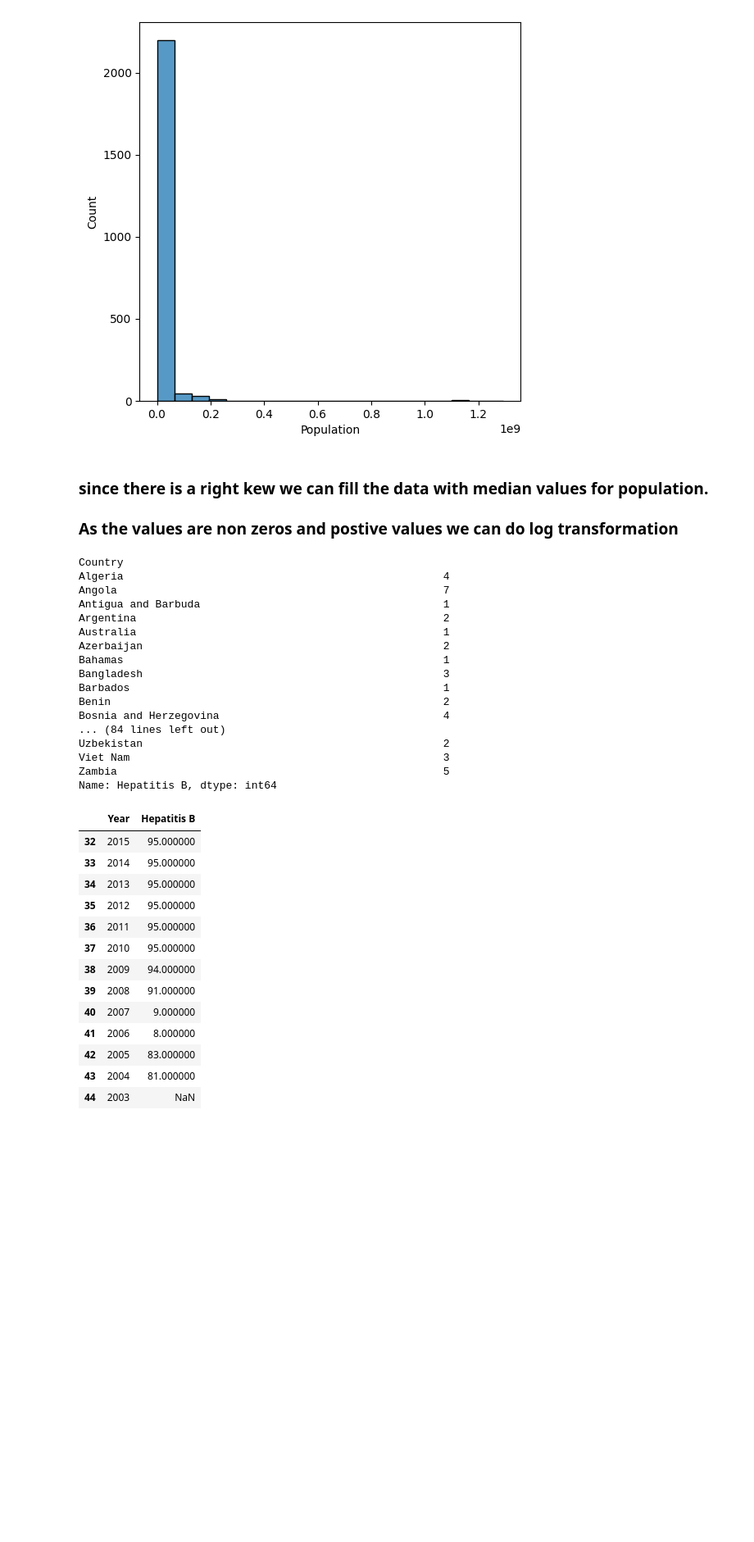
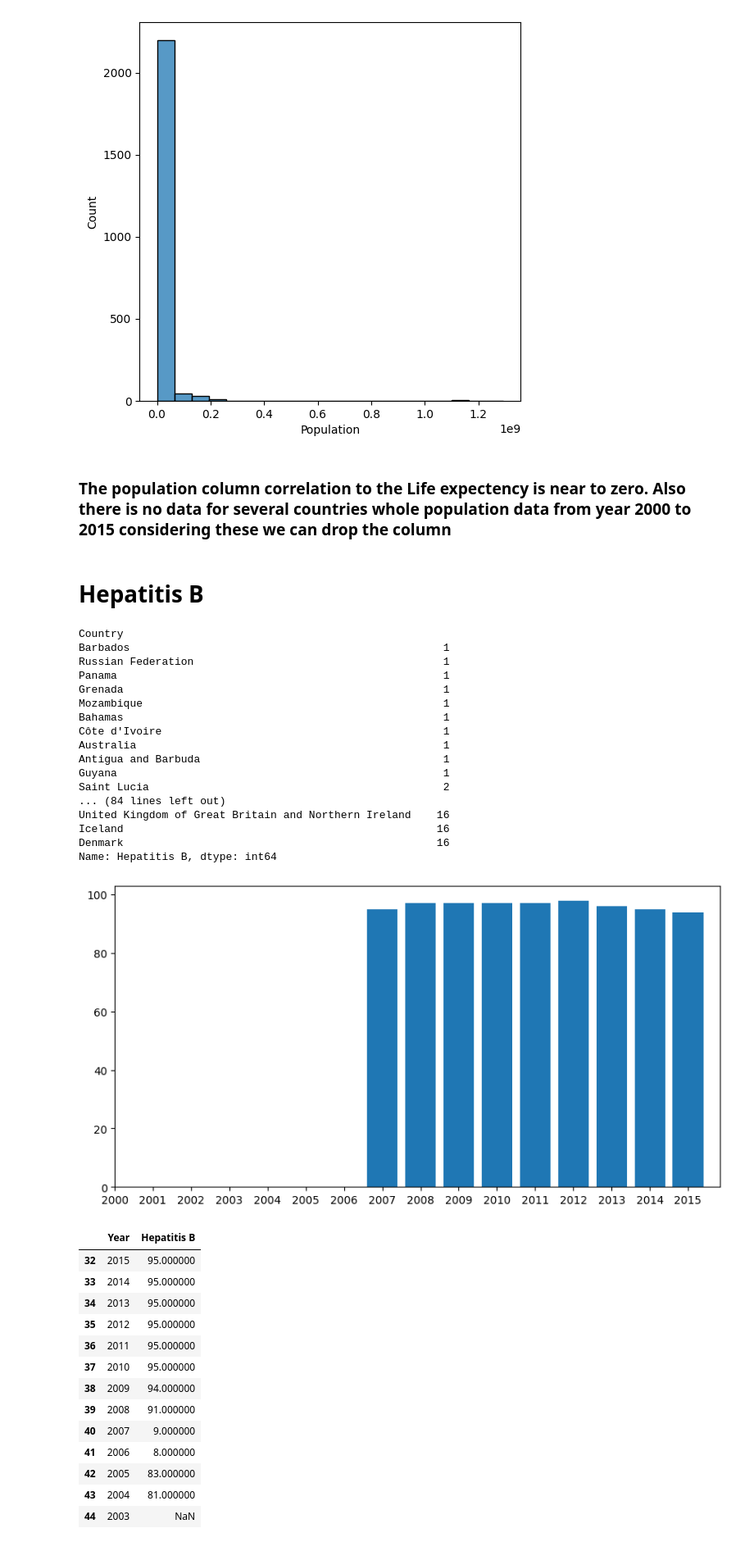
Before and after one commit to paulrichardjacob/Linear_Regression_, a Jupyter notebook: notebooks/1_eds.ipynb, the cells around one changed output. Shown at 82% size. Saved outputs shown, nothing was run; the diff lists cells and outputs as text; code cells hidden in the pictures; blank space fills up the shorter version.

```diff
--- a/notebooks/1_eds.ipynb
+++ b/notebooks/1_eds.ipynb
@@ -182,29 +198,43 @@ plt.show()
 # %% [output]
 [figure]
 # %% [markdown]
-### since there is a right kew we can fill the data with median values for population.
-### As the values are non zeros and postive values we can do log transformation
+### The population column correlation to the Life expectency is near to zero. Also there is no data for several countries whole population data from year 2000 to 2015 considering these we can drop the column
+# %% [markdown]
+# Hepatitis B
 # %%
 hep_miss_df = lir_df.loc[lir_df['Hepatitis B'].isna()]
-hep_miss_df.groupby('Country')['Hepatitis B'].size()
+hep_miss_df.groupby('Country')['Hepatitis B'].size().sort_values()
 # %% [output]
 Country
-Algeria                                                  4
-Angola                                                   7
+Barbados                                                 1
+Russian Federation                                       1
+Panama                                                   1
+Grenada                                                  1
+Mozambique                                               1
+Bahamas                                                  1
+Côte d'Ivoire                                            1
+Australia                                                1
 Antigua and Barbuda                                      1
-Argentina                                                2
-Australia                                                1
-Azerbaijan                                               2
-Bahamas                                                  1
-Bangladesh                                               3
-Barbados                                                 1
-Benin                                                    2
-Bosnia and Herzegovina                                   4
+Guyana                                                   1
+Saint Lucia                                              2
 ... (84 lines left out)
-Uzbekistan                                               2
-Viet Nam                                                 3
-Zambia                                                   5
+United Kingdom of Great Britain and Northern Ireland    16
+Iceland                                                 16
+Denmark                                                 16
 Name: Hepatitis B, dtype: int64
+# %%
+hep_df = lir_df.loc[
+    lir_df['Country'] == 'Croatia', ['Year', 'Hepatitis B']
+].reset_index(drop=True)
+hep_df
+
+plt.figure(figsize=(10,5))
+plt.bar(x = hep_df['Year'], height = hep_df['Hepatitis B'])
+plt.xticks(range(2000,2016))
+plt.tight_layout
+plt.show()
+# %% [output]
+[figure, added]
 # %%
 lir_df[lir_df['Country'] == 'Algeria'][['Year', 'Hepatitis B']]
 # %% [output]
```
Also changed, not shown: parts of 11 cells of this notebook, 1 other file.
